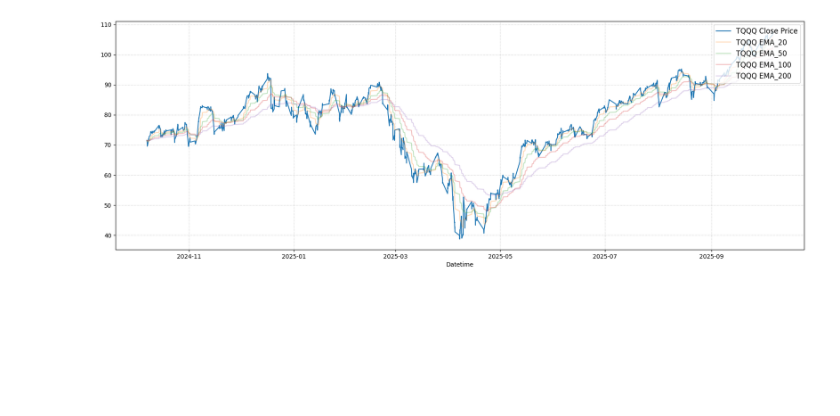
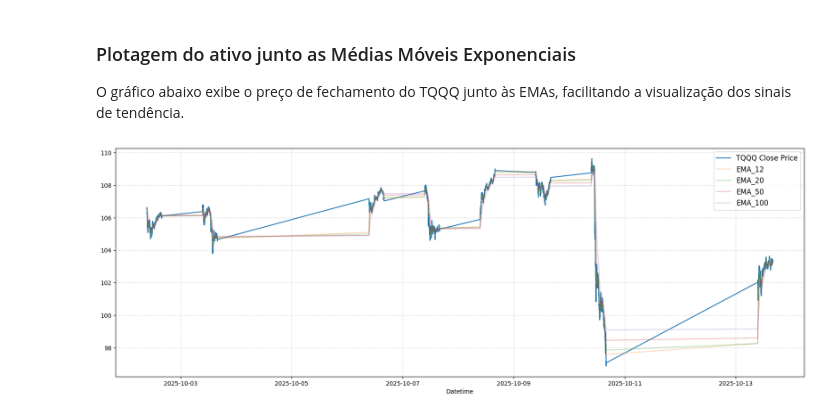
Before and after one commit to Augusto-Mateus/analise_ema_investimentos, a Jupyter notebook: avaliacao_estrategia.ipynb, the cells around one changed output. Drawn from its saved outputs; the diff is of its cells as text; code cells hidden in the pictures; blank space fills up the shorter version.

```diff
--- a/avaliacao_estrategia.ipynb
+++ b/avaliacao_estrategia.ipynb
@@ -14,8 +15,8 @@ from modules import *
 # %%
 # Datagrame TQQQ dentro do periodo de 5 anos com intervalo diario
-tqqq_df = get_ticker("TQQQ", periodo="1y" ,intervalo= "1h")
+tqqq_df = get_ticker("TQQQ", periodo="8d", intervalo="1m")
 
-tqqq_ema = adicionar_ema(tqqq_df, [20, 50, 100, 200])
+tqqq_ema = adicionar_ema(tqqq_df, [12, 20, 50, 100])
 
-tqqq_df
+tqqq_ema.head()
 # %% [output]
@@ -35,16 +29,41 @@ tqqq_df
+# %% [markdown]
+### Plotagem do ativo junto as Médias Móveis Exponenciais
+
+O gráfico abaixo exibe o preço de fechamento do TQQQ junto às EMAs, facilitando a visualização dos sinais de tendência.
 # %%
+# Exibição dos preços de fechamento e das EMAs
 plt.figure(figsize=(21, 7))
 
 plt.plot(tqqq_ema["Datetime"], tqqq_ema["Close"], label="TQQQ Close Price")
-plt.plot(tqqq_ema["Datetime"], tqqq_ema["EMA_20"], label="TQQQ EMA_20", alpha=0.3)
-plt.plot(tqqq_ema["Datetime"], tqqq_ema["EMA_50"], label="TQQQ EMA_50", alpha=0.3)
-plt.plot(tqqq_ema["Datetime"], tqqq_ema["EMA_100"], label="TQQQ EMA_100", alpha=0.3)
-plt.plot(tqqq_ema["Datetime"], tqqq_ema["EMA_200"], label="TQQQ EMA_200", alpha=0.3)
+plt.plot(
+    tqqq_ema["Datetime"],
+    tqqq_ema.iloc[:, 6],
+    label=tqqq_ema.columns[6],
+    alpha=0.3,
+)
+plt.plot(
+    tqqq_ema["Datetime"],
+    tqqq_ema.iloc[:, 7],
+    label=tqqq_ema.columns[7],
+    alpha=0.3,
+)
+plt.plot(
+    tqqq_ema["Datetime"],
+    tqqq_ema.iloc[:, 8],
+    label=tqqq_ema.columns[8],
+    alpha=0.3,
+)
+plt.plot(
+    tqqq_ema["Datetime"],
+    tqqq_ema.iloc[:, 9],
+    label=tqqq_ema.columns[9],
+    alpha=0.3,
+)
 
 plt.xlabel("Datetime")
 plt.grid(True, linestyle="dotted", alpha=0.8)
 plt.legend(loc="upper right", fontsize=12)
 
 plt.show()
 # %% [output]
-[figure, old version]
+[figure, new version]
```
Also changed, not shown: parts of 11 cells of this notebook, 3 other files.
